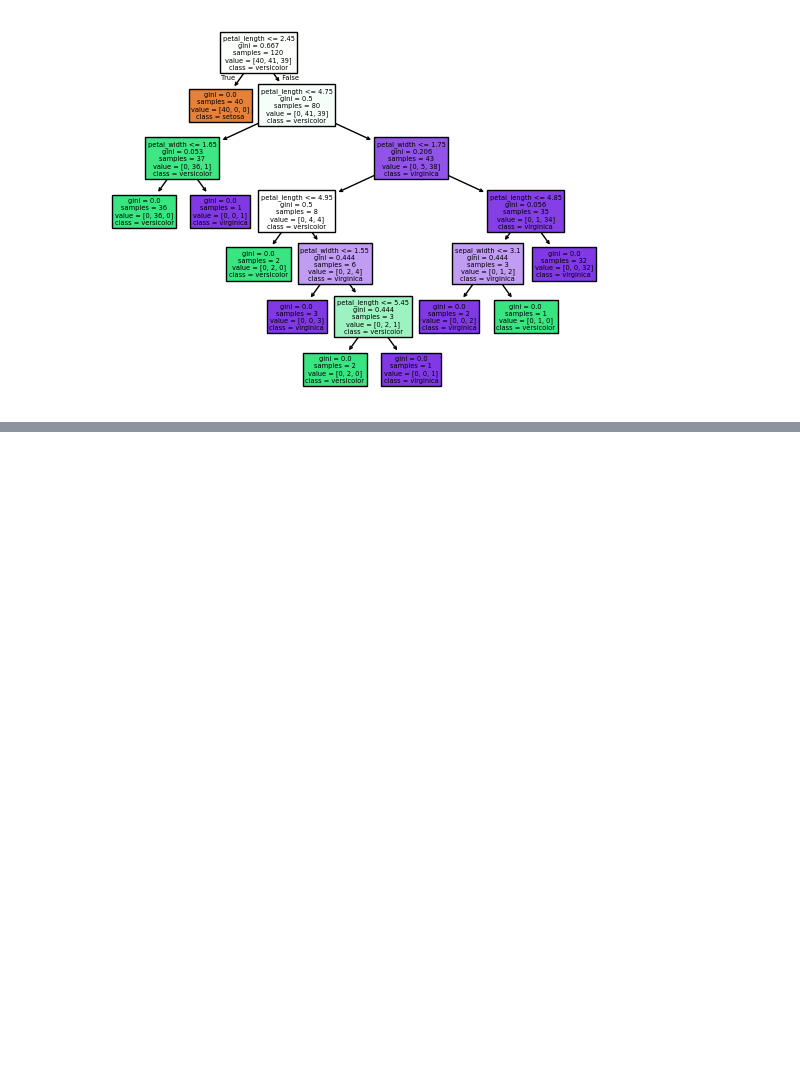
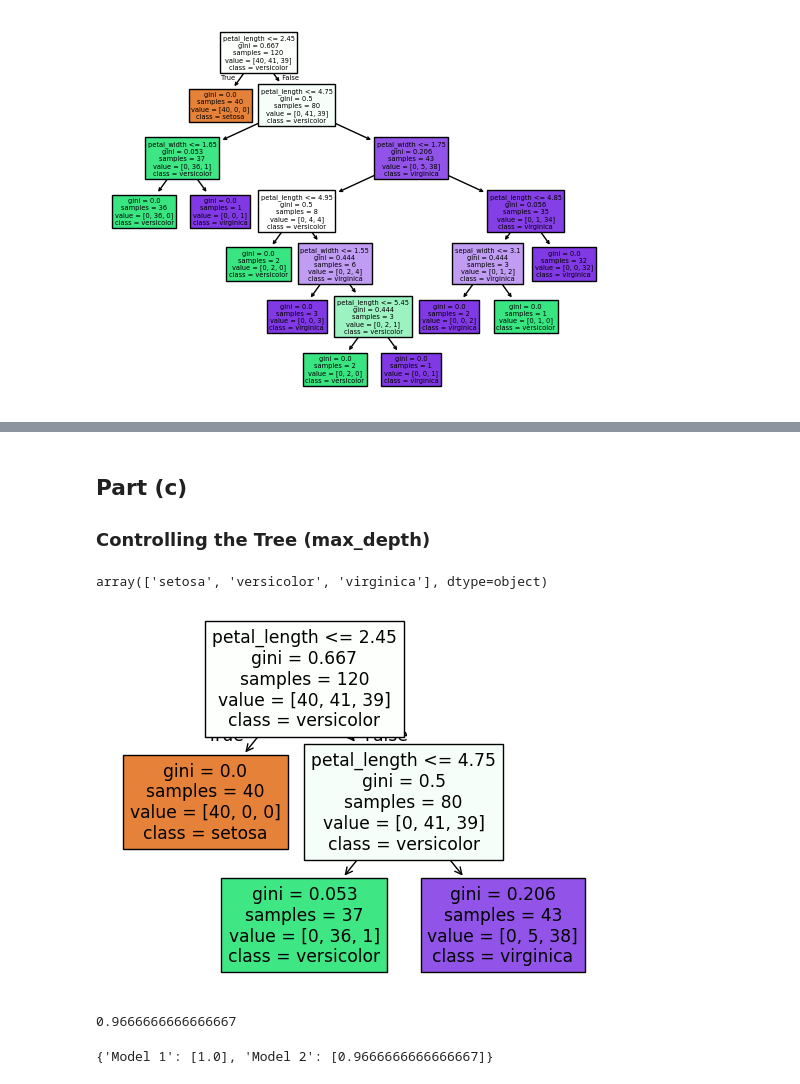
Before and after one commit to Hammad-Ahmedd/python, a Jupyter notebook: python libraries/Scikit-Learn/Lesson_5.ipynb, the cells around one changed output, grey strips where cells are left out. Cells and saved outputs as stored; diff of their text form; code cells hidden in the pictures; blank space fills up the shorter version.

```diff
--- a/python libraries/Scikit-Learn/Lesson_5.ipynb
+++ b/python libraries/Scikit-Learn/Lesson_5.ipynb
@@ -56,0 +63,28 @@ plt.show()
+# %% [markdown]
+## Part (c)
+### Controlling the Tree (max_depth)
+# %%
+# max_depth=2 means "You can only ask 2 questions max"
+small_model=DecisionTreeClassifier(max_depth=2,random_state=42)
+small_model.fit(X_train,y_train)
+pred=small_model.predict(X_test)
+small_model.classes_
+# %% [output]
+array(['setosa', 'versicolor', 'virginica'], dtype=object)
+# %%
+plot_tree(small_model,feature_names=X_test.columns,class_names=small_model.classes_,filled=True)
+plt.show()
+# %% [output]
+[figure, added]
+# %%
+small_model.score(X_test,y_test)
+# %% [output]
+0.9666666666666667
+# %%
+compare={
+    "Model 1":accuracy_score(y_test,prediction),
+    "Model 2":accuracy_score(y_test,pred)
+}
+compare
+# %% [output]
+{'Model 1': [1.0], 'Model 2': [0.9666666666666667]}
```
Also changed, not shown: parts of 2 cells of this notebook.
